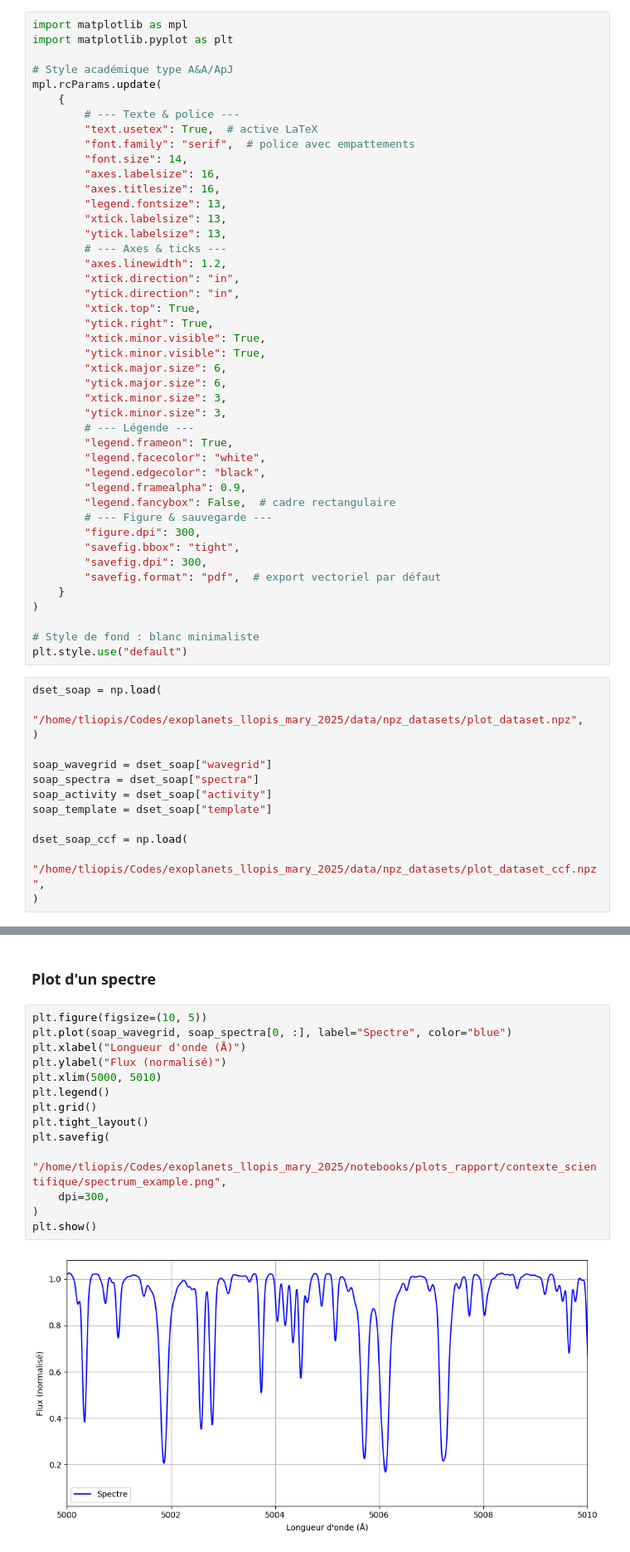
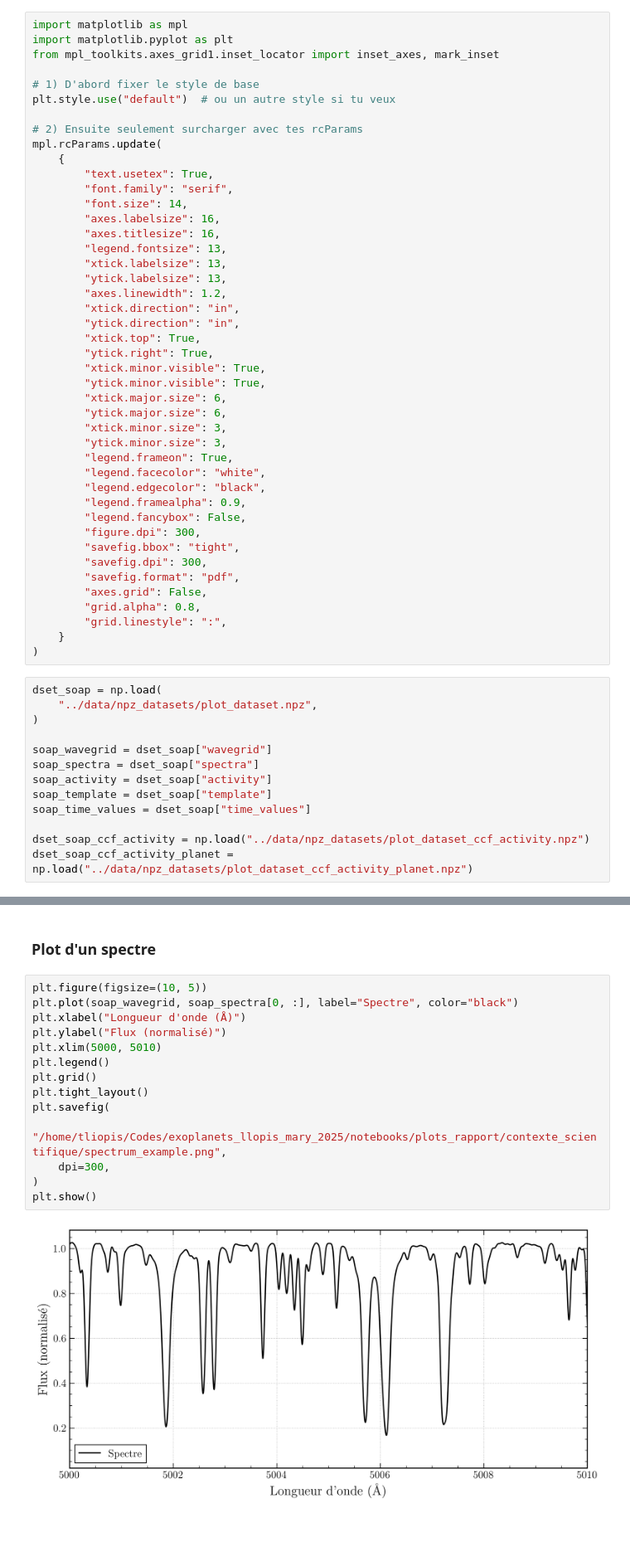
Before and after one commit to theollop/exoplanets_llopis_mary_2025, a Jupyter notebook: notebooks/plots_rapport.ipynb, the cells around one changed output, grey strips where cells are left out. Shown at 83% size. Saved outputs shown, nothing was run; the diff lists cells and outputs as text; blank space fills up the shorter version.

```diff
--- a/notebooks/plots_rapport.ipynb
+++ b/notebooks/plots_rapport.ipynb
@@ -7,20 +9,22 @@ from src.interpolate import shift_spectra_linear
 # %%
 import matplotlib as mpl
 import matplotlib.pyplot as plt
+from mpl_toolkits.axes_grid1.inset_locator import inset_axes, mark_inset
 
-# Style académique type A&A/ApJ
+# 1) D'abord fixer le style de base
+plt.style.use("default")  # ou un autre style si tu veux
+
+# 2) Ensuite seulement surcharger avec tes rcParams
 mpl.rcParams.update(
     {
-        # --- Texte & police ---
-        "text.usetex": True,  # active LaTeX
-        "font.family": "serif",  # police avec empattements
+        "text.usetex": True,
+        "font.family": "serif",
         "font.size": 14,
         "axes.labelsize": 16,
         "axes.titlesize": 16,
         "legend.fontsize": 13,
         "xtick.labelsize": 13,
         "ytick.labelsize": 13,
-        # --- Axes & ticks ---
         "axes.linewidth": 1.2,
         "xtick.direction": "in",
         "ytick.direction": "in",
@@ -32,55 +36,53 @@ mpl.rcParams.update(
         "ytick.major.size": 6,
         "xtick.minor.size": 3,
         "ytick.minor.size": 3,
-        # --- Légende ---
         "legend.frameon": True,
         "legend.facecolor": "white",
         "legend.edgecolor": "black",
         "legend.framealpha": 0.9,
-        "legend.fancybox": False,  # cadre rectangulaire
-        # --- Figure & sauvegarde ---
+        "legend.fancybox": False,
         "figure.dpi": 300,
         "savefig.bbox": "tight",
         "savefig.dpi": 300,
-        "savefig.format": "pdf",  # export vectoriel par défaut
+        "savefig.format": "pdf",
+        "axes.grid": False,
+        "grid.alpha": 0.8,
+        "grid.linestyle": ":",
     }
 )
-
-# Style de fond : blanc minimaliste
-plt.style.use("default")
 # %%
 dset_soap = np.load(
-    "/home/tliopis/Codes/exoplanets_llopis_mary_2025/data/npz_datasets/plot_dataset.npz",
+    "../data/npz_datasets/plot_dataset.npz",
 )
 
 soap_wavegrid = dset_soap["wavegrid"]
 soap_spectra = dset_soap["spectra"]
 soap_activity = dset_soap["activity"]
 soap_template = dset_soap["template"]
+soap_time_values = dset_soap["time_values"]
 
-dset_soap_ccf = np.load(
-    "/home/tliopis/Codes/exoplanets_llopis_mary_2025/data/npz_datasets/plot_dataset_ccf.npz",
-)
+dset_soap_ccf_activity = np.load("../data/npz_datasets/plot_dataset_ccf_activity.npz")
+dset_soap_ccf_activity_planet = np.load("../data/npz_datasets/plot_dataset_ccf_activity_planet.npz")
 # %% [markdown]
 # Contexte scientifique
 # %% [markdown]
 ### Plot d'un spectre
 # %%
 plt.figure(figsize=(10, 5))
-plt.plot(soap_wavegrid, soap_spectra[0, :], label="Spectre", color="blue")
+plt.plot(soap_wavegrid, soap_spectra[0, :], label="Spectre", color="black")
 plt.xlabel("Longueur d'onde (Å)")
 plt.ylabel("Flux (normalisé)")
 plt.xlim(5000, 5010)
 plt.legend()
 plt.grid()
 plt.tight_layout()
 plt.savefig(
     "/home/tliopis/Codes/exoplanets_llopis_mary_2025/notebooks/plots_rapport/contexte_scientifique/spectrum_example.png",
     dpi=300,
 )
 plt.show()
 # %% [output]
-[figure, old version]
+[figure, new version]
 # %%
 t_velocity = torch.tensor([3000]).unsqueeze(0)
 t_spectrum = torch.tensor(soap_spectra[0, :]).unsqueeze(0)
```
Also changed, not shown: parts of 11 cells of this notebook, 3 other files.
